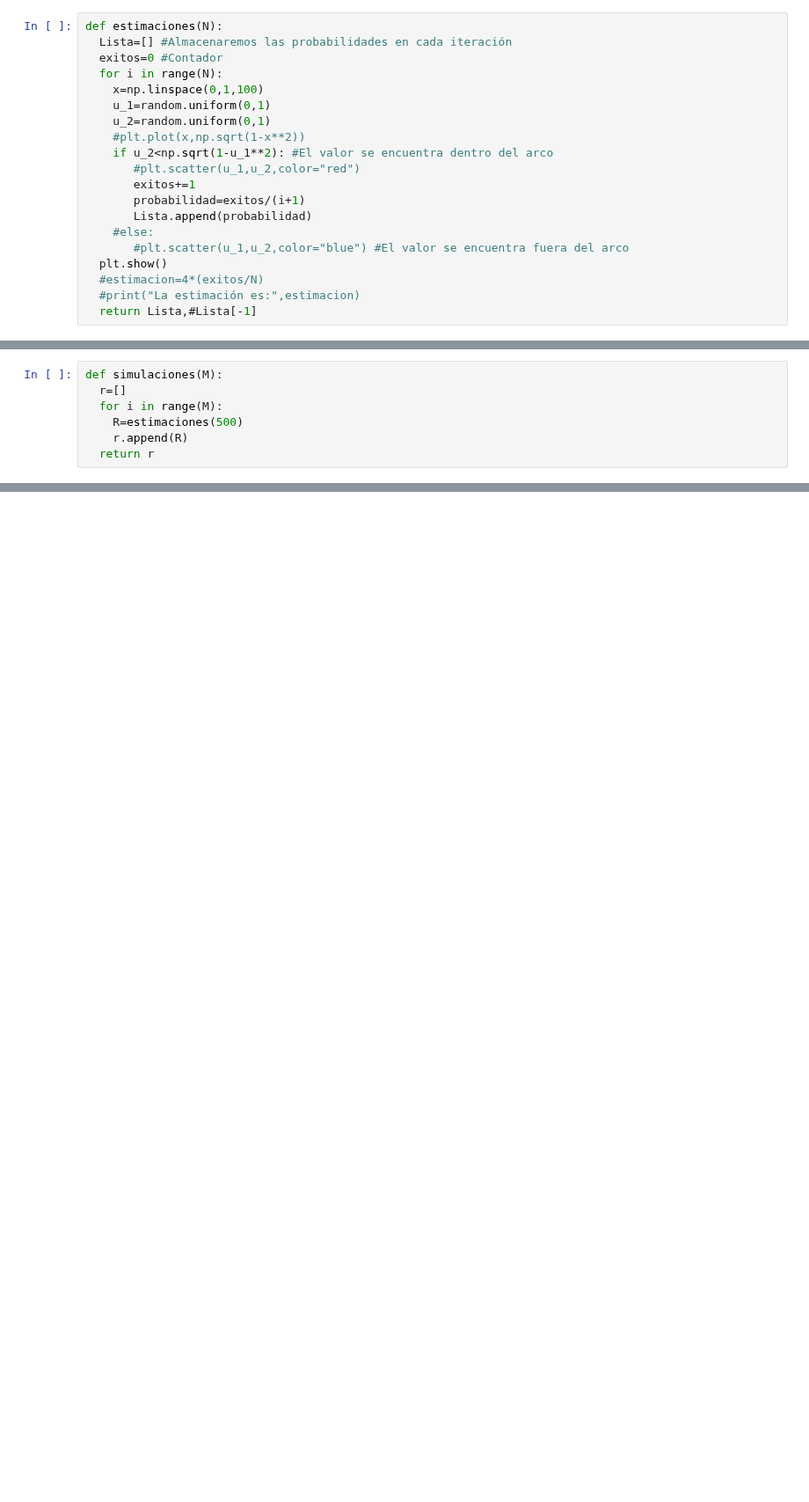
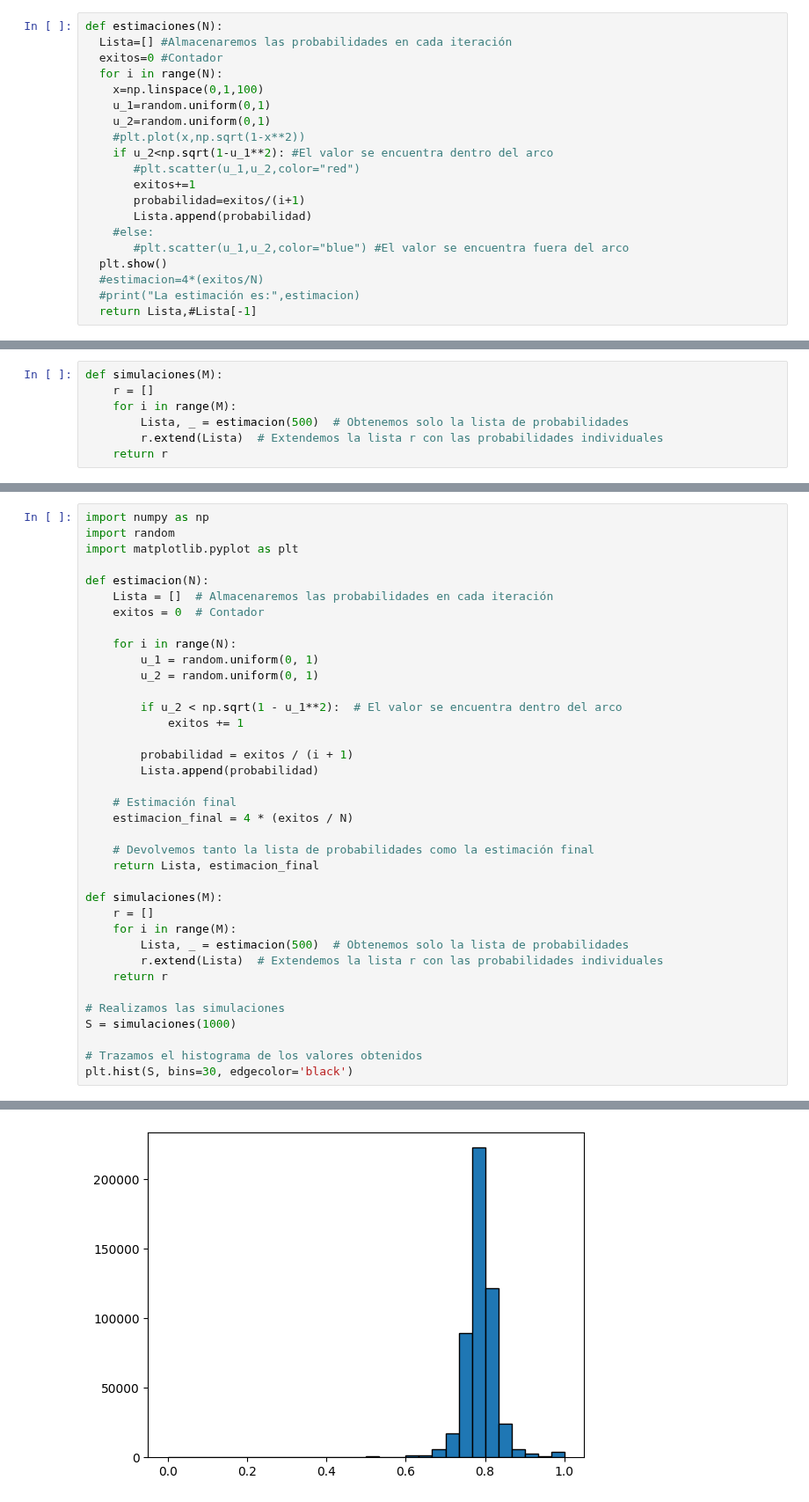
Before and after one commit to 0DianaHernandez/Simulaci-n-I, a Jupyter notebook: Estimacion_Pi.ipynb, the cells around one changed output, grey strips where cells are left out. Shown at 88% size. Drawn from its saved outputs; the diff is of its cells as text; blank space fills up the shorter version.

```diff
--- a/Estimacion_Pi.ipynb
+++ b/Estimacion_Pi.ipynb
@@ -128,7 +128,7 @@ plt.show()
 # %%
 def simulaciones(M):
-  r=[]
-  for i in range(M):
-    R=estimaciones(500)
-    r.append(R)
-  return r
+    r = []
+    for i in range(M):
+        Lista, _ = estimacion(500)  # Obtenemos solo la lista de probabilidades
+        r.extend(Lista)  # Extendemos la lista r con las probabilidades individuales
+    return r
@@ -140,0 +135,38 @@ ValueError: x must have 2 or fewer dimensions
+# %%
+import numpy as np
+import random
+import matplotlib.pyplot as plt
+
+def estimacion(N):
+    Lista = []  # Almacenaremos las probabilidades en cada iteración
+    exitos = 0  # Contador
+
+    for i in range(N):
+        u_1 = random.uniform(0, 1)
+        u_2 = random.uniform(0, 1)
+
+        if u_2 < np.sqrt(1 - u_1**2):  # El valor se encuentra dentro del arco
+            exitos += 1
+
+        probabilidad = exitos / (i + 1)
+        Lista.append(probabilidad)
+
+    # Estimación final
+    estimacion_final = 4 * (exitos / N)
+
+    # Devolvemos tanto la lista de probabilidades como la estimación final
+    return Lista, estimacion_final
+
+def simulaciones(M):
+    r = []
+    for i in range(M):
+        Lista, _ = estimacion(500)  # Obtenemos solo la lista de probabilidades
+        r.extend(Lista)  # Extendemos la lista r con las probabilidades individuales
+    return r
+
+# Realizamos las simulaciones
+S = simulaciones(1000)
+
+# Trazamos el histograma de los valores obtenidos
+plt.hist(S, bins=30, edgecolor='black')
+# %% [output]
@@ -140,0 +187 @@ ValueError: x must have 2 or fewer dimensions
+[figure, added]
```
Also changed, not shown: parts of 3 cells of this notebook.
